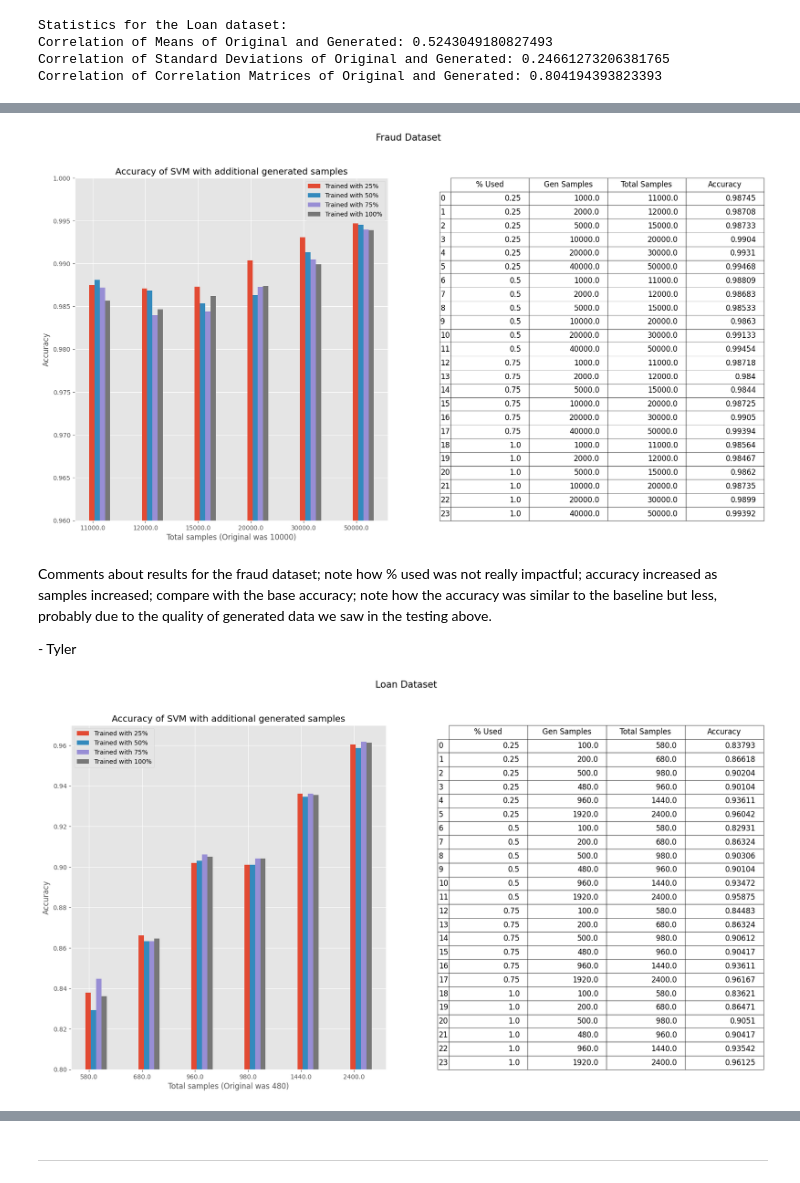
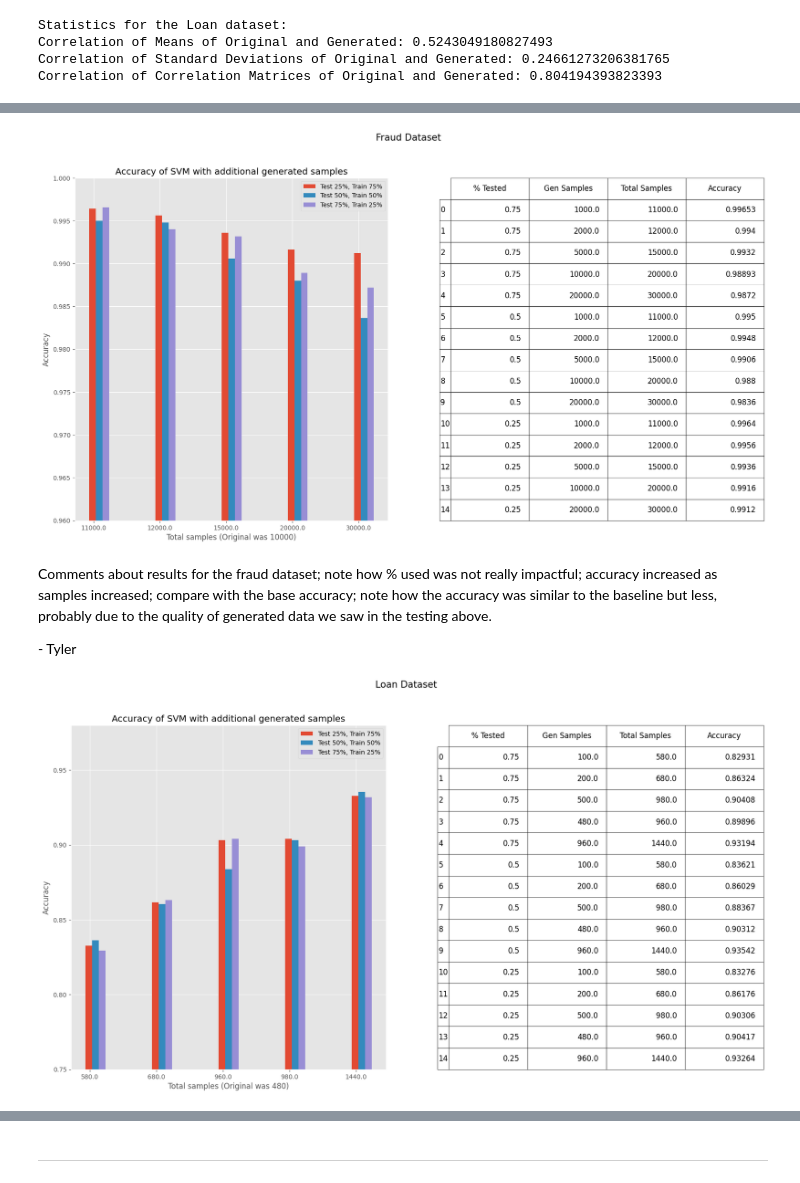
Before and after one commit to ashsProjects/Data_Augmentation_Using_GANs, a Jupyter notebook: Data_Augmentation_With_GANs.ipynb, the cells around one changed output, grey strips where cells are left out. Saved outputs shown, nothing was run; the diff lists cells and outputs as text; code cells hidden in the pictures.

```diff
--- a/Data_Augmentation_With_GANs.ipynb
+++ b/Data_Augmentation_With_GANs.ipynb
@@ -133,7 +135,7 @@ svc_param_grid = {'C': [0.1, 1, 10, 100], 'kernel': ['rbf']}
 cv = StratifiedKFold(n_splits=5, random_state=0, shuffle=True)
 # %%
 #Cell for calculating base accuracies of the credit fraud datatset
-classifier_1 = GridSearchCV(svm.SVC(), svc_param_grid)
+classifier_1 = GridSearchCV(svm.SVC(), svc_param_grid, cv=cv)
 classifier_1.fit(X_fraud, y_fraud)
 fraud_svc_accuracy = np.mean(cross_val_score(classifier_1, X_fraud, y_fraud, cv=cv, scoring='accuracy'))
 # %%
@@ -231,7 +233,7 @@ def generate_synthetic_data(generator, latent_dim, n_samples):
     generated_data = generator.predict(noise, verbose=False)
     return generated_data
 
-def run_gan(data, num_features, num_noise_vector, n_samples, epochs=200, batch_size=64, verbose=False):
+def run_gan(data, num_features, num_noise_vector, n_samples, epochs=200, batch_size=10000, verbose=False):
     #scale data
     scaler = MinMaxScaler()
     scaled_data = scaler.fit_transform(data)
@@ -331,4 +344,8 @@ Correlation of Correlation Matrices of Original and Generated: 0.804194393823393
 # %%
 #Calculating the accurcies for all splits for both datasets
-loan_acc_added = train_splits_using_gan(X_loan, y_loan, [50,100,250, len(X_loan)//2, len(X_loan), len(X_loan)*2], 1, verbose=True)
-fraud_acc_added = train_splits_using_gan(X_fraud, y_fraud, [500,1000,2500, len(X_fraud)//2, len(X_fraud), len(X_fraud)*2], 100, verbose=True)
+fraud_acc_added = train_splits_using_gan(X_fraud, y_fraud, [500,1000,2500, len(X_fraud)//2, len(X_fraud)], 100, verbose=True)
+#Changing to numpy arrays
+fraud_acc_added = np.array(fraud_acc_added)
+fraud_added_df = pd.DataFrame(fraud_acc_added, columns=['% Tested','Gen Samples','Total Samples','Accuracy'])
+#rounding values so it is displayed better in table
+fraud_added_df = fraud_added_df.round(5)
@@ -363,37 +353,37 @@ loan_added_df = loan_added_df.round(5)
 #Visualizing data for the fraud dataset
 plt.style.use('ggplot')
 fig = plt.figure(figsize=(20,10))
 fig.suptitle('Fraud Dataset', fontsize=15)
 ax1 = fig.add_subplot(121)
 
 #getting the axes
 fraud_categories = np.unique(fraud_acc_added[:,2])
 fraud_svm_acc_25 = fraud_acc_added[fraud_acc_added[:,0]==0.25][:,3]
 fraud_svm_acc_50 = fraud_acc_added[fraud_acc_added[:,0]==0.50][:,3]
 fraud_svm_acc_75 = fraud_acc_added[fraud_acc_added[:,0]==0.75][:,3]
 
 #generating indices for bar groups
 bar_width = 0.10
 index = np.arange(len(fraud_categories))
 #creating the grouped bar chart
-ax1.bar(index, fraud_svm_acc_25, bar_width, label='Train 75%, Test 25%')
-ax1.bar(index+bar_width, fraud_svm_acc_50, bar_width, label='Train 50%, Test 50%')
-ax1.bar(index+(bar_width*2), fraud_svm_acc_75, bar_width, label='Train 75%, Test 25%')
+ax1.bar(index, fraud_svm_acc_25, bar_width, label='Test 25%, Train 75%')
+ax1.bar(index+bar_width, fraud_svm_acc_50, bar_width, label='Test 50%, Train 50%')
+ax1.bar(index+(bar_width*2), fraud_svm_acc_75, bar_width, label='Test 75%, Train 25%')
 #setting labels and axes
 ax1.set_ylim(0.96, 1)
 ax1.set_xlabel('Total samples (Original was 10000)')
 ax1.set_ylabel('Accuracy')
 ax1.set_title('Accuracy of SVM with additional generated samples')
-ax1.set_xticks(index + bar_width / 6, fraud_categories)
+ax1.set_xticks(index + bar_width / 5, fraud_categories)
 ax1.legend()
 
 #setting dataframe next to the graph
 ax2 = fig.add_subplot(122)
 ax2.axis('off')
 table = ax2.table(cellText=fraud_added_df.values, colLabels=fraud_added_df.columns, rowLabels=fraud_added_df.index, bbox=[0, 0, 1, 1])
 table.auto_set_font_size(False)
 table.set_fontsize(12)
 # %% [output]
-[figure, old version]
+[figure, new version]
 # %% [markdown]
 <p>Comments about results for the fraud dataset; note how % used was not really impactful; accuracy increased as samples increased; compare with the base accuracy; note how the accuracy was similar to the baseline but less, probably due to the quality of generated data we saw in the testing above.</p> - Tyler
@@ -414,11 +409,11 @@ loan_svm_acc_75 = loan_acc_added[loan_acc_added[:,0]==0.75][:,3]
 bar_width = 0.10
 index = np.arange(len(loan_categories))
 #creating the grouped bar chart
-ax1.bar(index, loan_svm_acc_25, bar_width, label='Train 75%, Test 25%')
-ax1.bar(index+bar_width, loan_svm_acc_50, bar_width, label='Train 50%, Test 50%')
-ax1.bar(index+(bar_width*2), loan_svm_acc_75, bar_width, label='Train 75%, Test 25%')
+ax1.bar(index, loan_svm_acc_25, bar_width, label='Test 25%, Train 75%')
+ax1.bar(index+bar_width, loan_svm_acc_50, bar_width, label='Test 50%, Train 50%')
+ax1.bar(index+(bar_width*2), loan_svm_acc_75, bar_width, label='Test 75%, Train 25%')
 #setting labels and axes
-ax1.set_ylim(0.8,0.97)
+ax1.set_ylim(0.75,0.98)
 ax1.set_xlabel('Total samples (Original was 480)')
 ax1.set_ylabel('Accuracy')
 ax1.set_title('Accuracy of SVM with additional generated samples')
@@ -432,4 +427,4 @@ table = ax2.table(cellText=loan_added_df.values, colLabels=loan_added_df.columns
 table.auto_set_font_size(False)
 table.set_fontsize(12)
 # %% [output]
-[figure, old version]
+[figure, new version]
```
Also changed, not shown: parts of 19 cells of this notebook.
